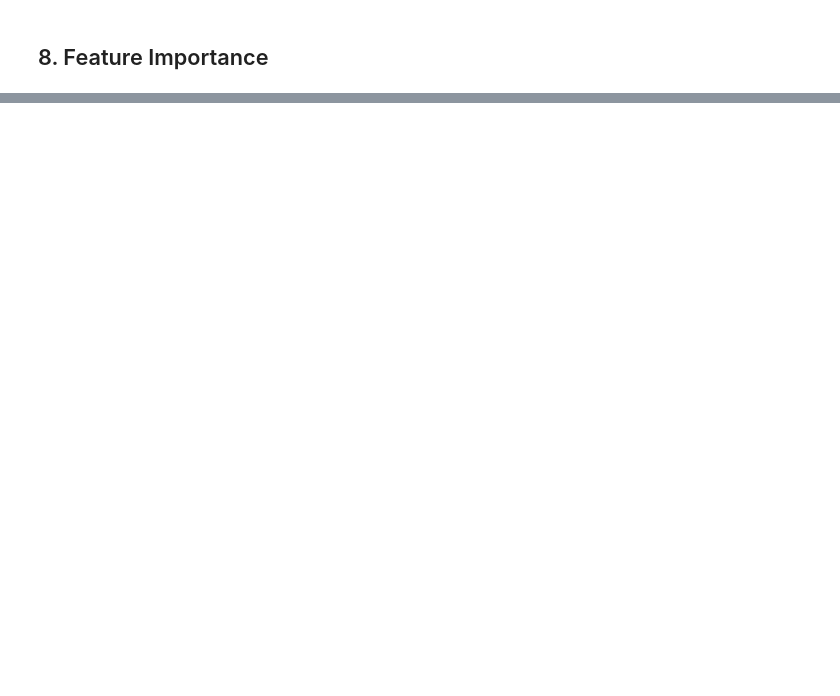
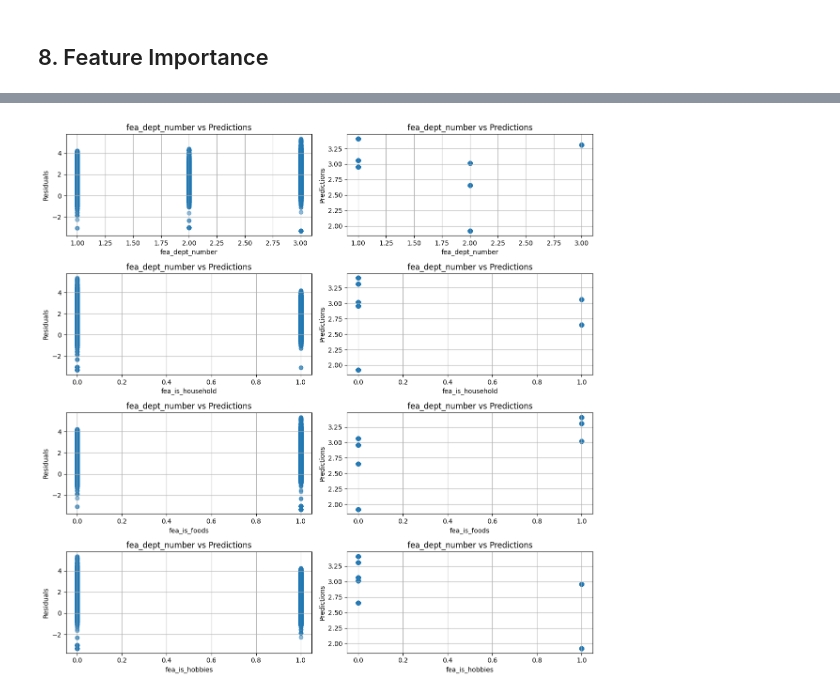
Before and after one commit to AnaPrec07/porygon-demand-forecasting, a Jupyter notebook: src/notebooks/model_training/xgboost/single_model_training.ipynb, the cells around one changed output, grey strips where cells are left out. Drawn from its saved outputs; the diff is of its cells as text; code cells hidden in the pictures; blank space fills up the shorter version.

```diff
--- a/src/notebooks/model_training/xgboost/single_model_training.ipynb
+++ b/src/notebooks/model_training/xgboost/single_model_training.ipynb
@@ -68,0 +173,21 @@ training_df, validation_df = split_dataset(loaded_df= df)
+# %%
+fig, axs = plt.subplots(len((trained_model.feature_importance["feature"].to_list())),2, figsize=(12,12))
+
+for ax_index, feature in zip(range(len((trained_model.feature_importance["feature"].to_list()))), trained_model.feature_importance["feature"].to_list()):
+    # Feature vs Residual
+    axs[ax_index, 0].scatter(validation_df[feature], residuals, alpha = 0.5)
+    axs[ax_index, 0].set_xlabel(feature)
+    axs[ax_index, 0].set_ylabel("Residuals")
+    axs[ax_index, 0].set_title("fea_dept_number vs Predictions")
+    axs[ax_index, 0].grid(True)
+
+    # Feature vs Prediction
+    axs[ax_index, 1].scatter(validation_df[feature], predictions, alpha = 0.5)
+    axs[ax_index, 1].set_xlabel(feature)
+    axs[ax_index, 1].set_ylabel("Predictions")
+    axs[ax_index, 1].set_title("fea_dept_number vs Predictions")
+    axs[ax_index, 1].grid(True)
+
+plt.tight_layout()
+# %% [output]
+[figure, added]
```
Also changed, not shown: parts of 15 cells of this notebook, 4 other files.
